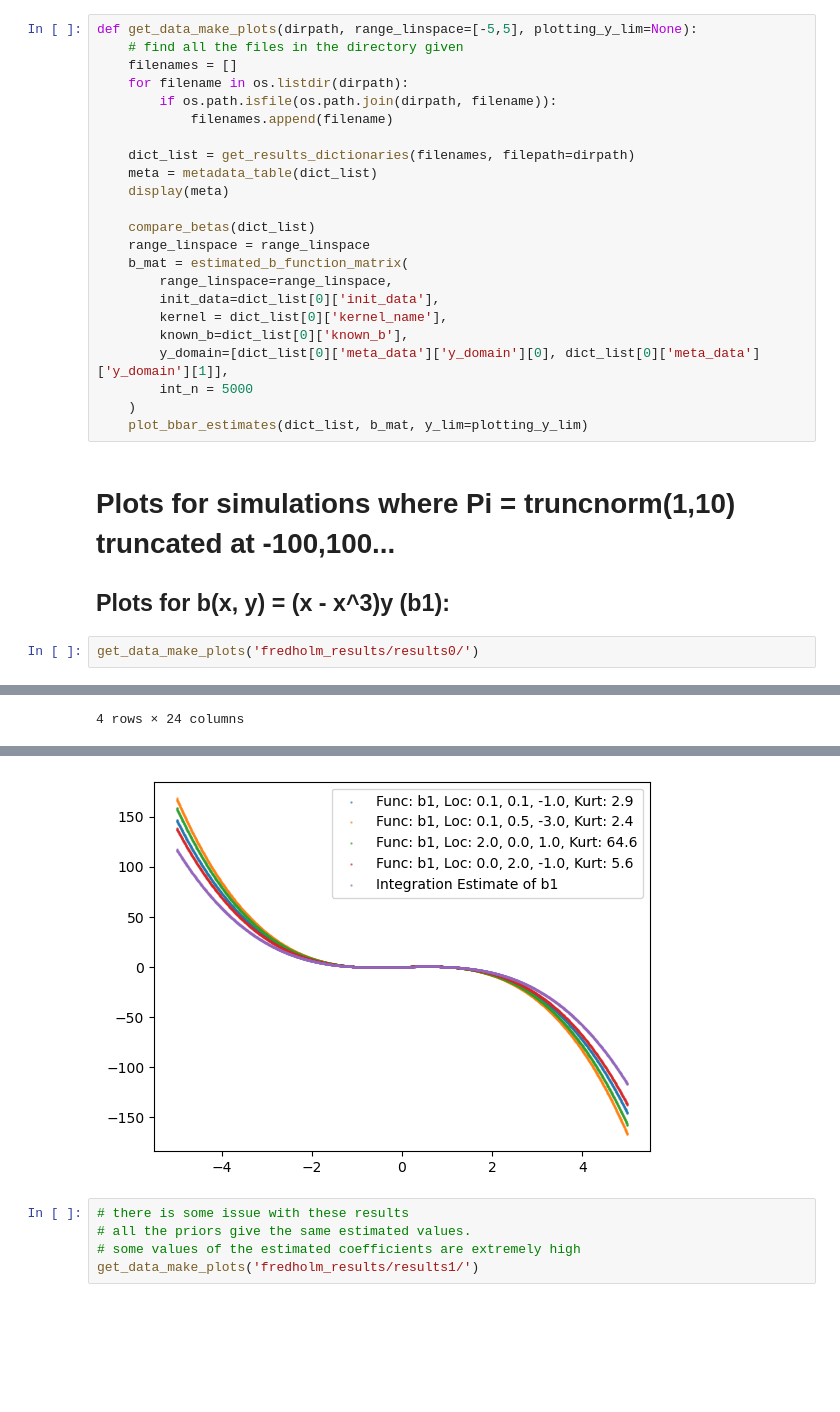
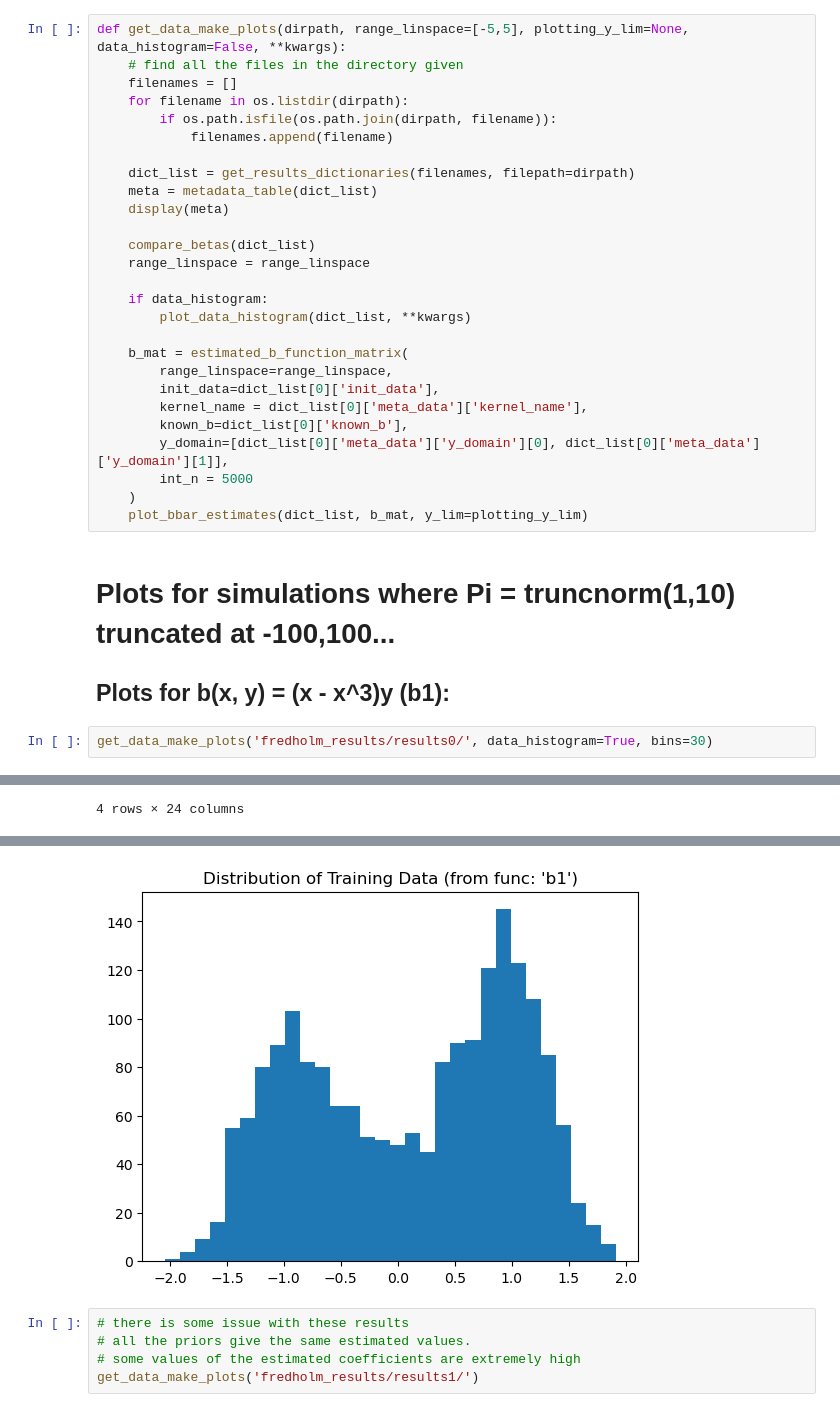
Before and after one commit to hubarruby/BayesSDEs, a Jupyter notebook: fredholm/plot_testing.ipynb, the cells around one changed output, grey strips where cells are left out. Cells and saved outputs as stored; diff of their text form; blank space fills up the shorter version.

Commit message:
add functionality for plotting of the data histogram

```diff
--- a/fredholm/plot_testing.ipynb
+++ b/fredholm/plot_testing.ipynb
@@ -6,7 +6,7 @@ from IPython.display import display
 from fredholm_plotting import *
 from fredholm_utils import estimated_b_function_matrix
 # %%
-def get_data_make_plots(dirpath, range_linspace=[-5,5], plotting_y_lim=None):
+def get_data_make_plots(dirpath, range_linspace=[-5,5], plotting_y_lim=None, data_histogram=False, **kwargs):
     # find all the files in the directory given
     filenames = []
     for filename in os.listdir(dirpath):
@@ -19,10 +19,14 @@ def get_data_make_plots(dirpath, range_linspace=[-5,5], plotting_y_lim=None):
 
     compare_betas(dict_list)
     range_linspace = range_linspace
+
+    if data_histogram:
+        plot_data_histogram(dict_list, **kwargs)
+
     b_mat = estimated_b_function_matrix(
         range_linspace=range_linspace,
         init_data=dict_list[0]['init_data'],
-        kernel = dict_list[0]['kernel_name'],
+        kernel_name = dict_list[0]['meta_data']['kernel_name'],
         known_b=dict_list[0]['known_b'],
         y_domain=[dict_list[0]['meta_data']['y_domain'][0], dict_list[0]['meta_data']['y_domain'][1]],
         int_n = 5000
@@ -33,16 +37,16 @@ def get_data_make_plots(dirpath, range_linspace=[-5,5], plotting_y_lim=None):
 
 ## Plots for b(x, y) = (x - x^3)y (b1):
 # %%
-get_data_make_plots('fredholm_results/results0/')
+get_data_make_plots('fredholm_results/results0/', data_histogram=True, bins=30)
 # %% [output]
 |  | pi | scale | loc | a_trunc | b_trunc | beta_distribution_a | beta_distribution_b | diffusion | ... |
 | 0 | truncnorm | 3.162278 | 1 | -100 | 100 | 3 | 2 | 1 | ... |
 | 1 | truncnorm | 3.162278 | 1 | -100 | 100 | 3 | 2 | 1 | ... |
 | 2 | truncnorm | 3.162278 | 1 | -100 | 100 | 3 | 2 | 1 | ... |
 | 3 | truncnorm | 3.162278 | 1 | -100 | 100 | 3 | 2 | 1 | ... |
 4 rows × 24 columns
 [figure]
-[figure, old version]
+[figure, new version]
 # %%
 # there is some issue with these results
 # all the priors give the same estimated values.
```
Also changed, not shown: 1 other file.
